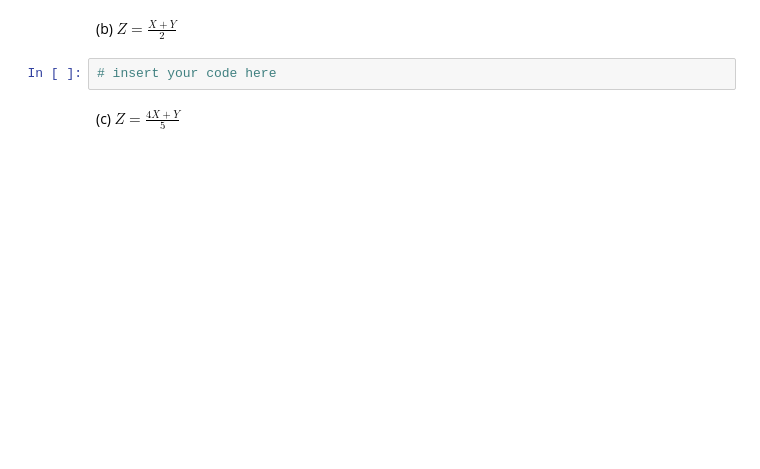
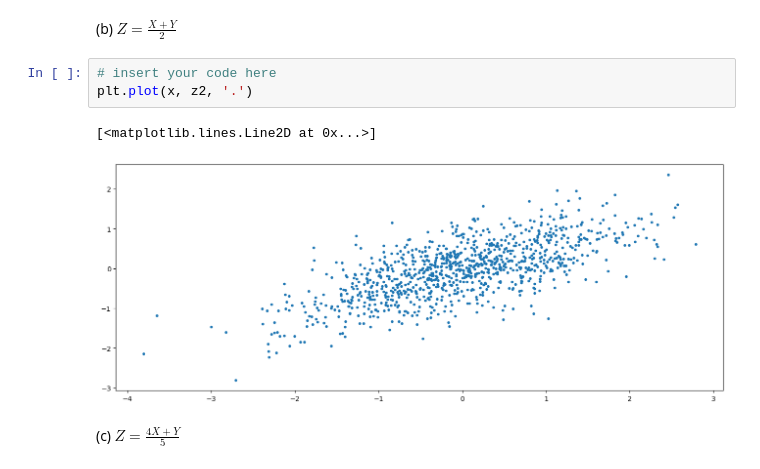
Before and after one commit to cdavin2/dsp_lab07b, a Jupyter notebook: lab07b_final_report.ipynb, the cells around one changed output. Saved outputs shown, nothing was run; the diff lists cells and outputs as text; blank space fills up the shorter version.

```diff
--- a/lab07b_final_report.ipynb
+++ b/lab07b_final_report.ipynb
@@ -57,6 +70,10 @@ insert your answer here
 (b) $Z=\frac{X+Y}{2}$
 # %%
 # insert your code here
+plt.plot(x, z2, '.')
+# %% [output]
+[<matplotlib.lines.Line2D at 0x...>]
+[figure, added]
 # %% [markdown]
 (c) $Z=\frac{4X+Y}{5}$
 # %%
```
Also changed, not shown: parts of 25 cells of this notebook.
